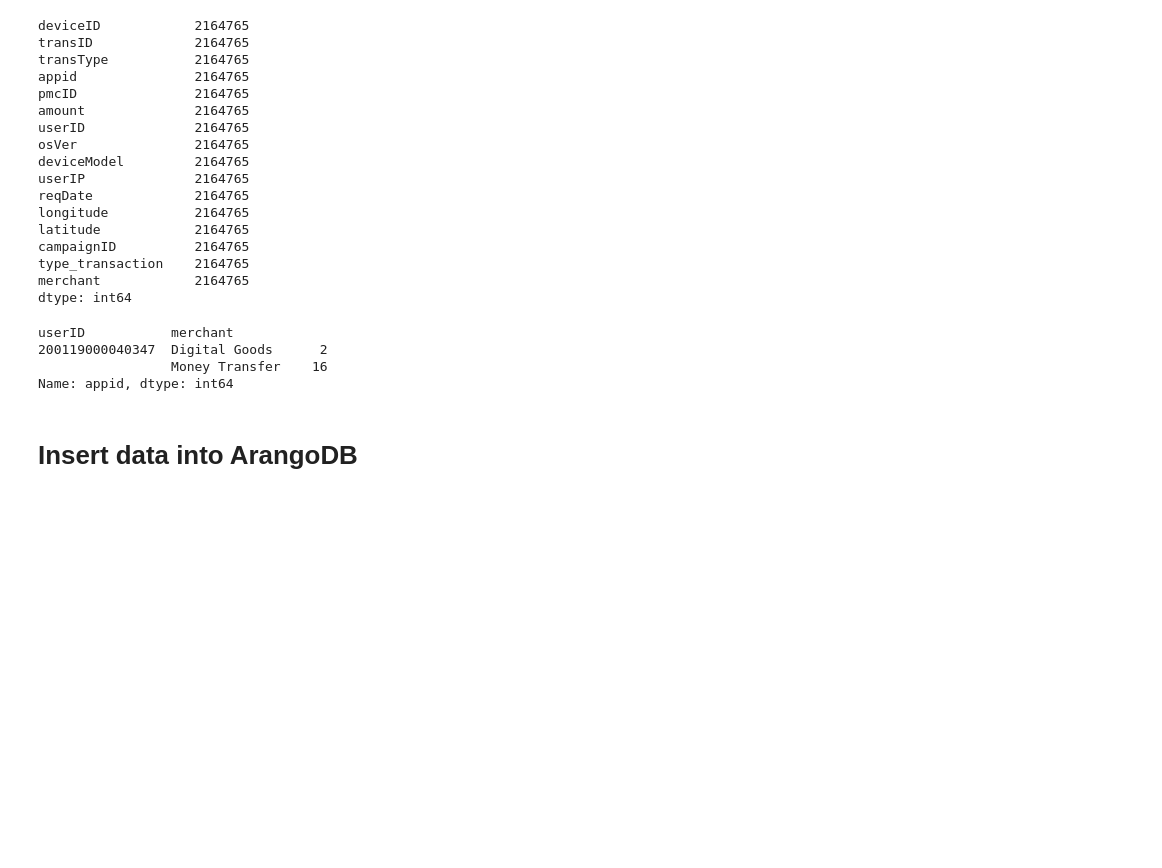
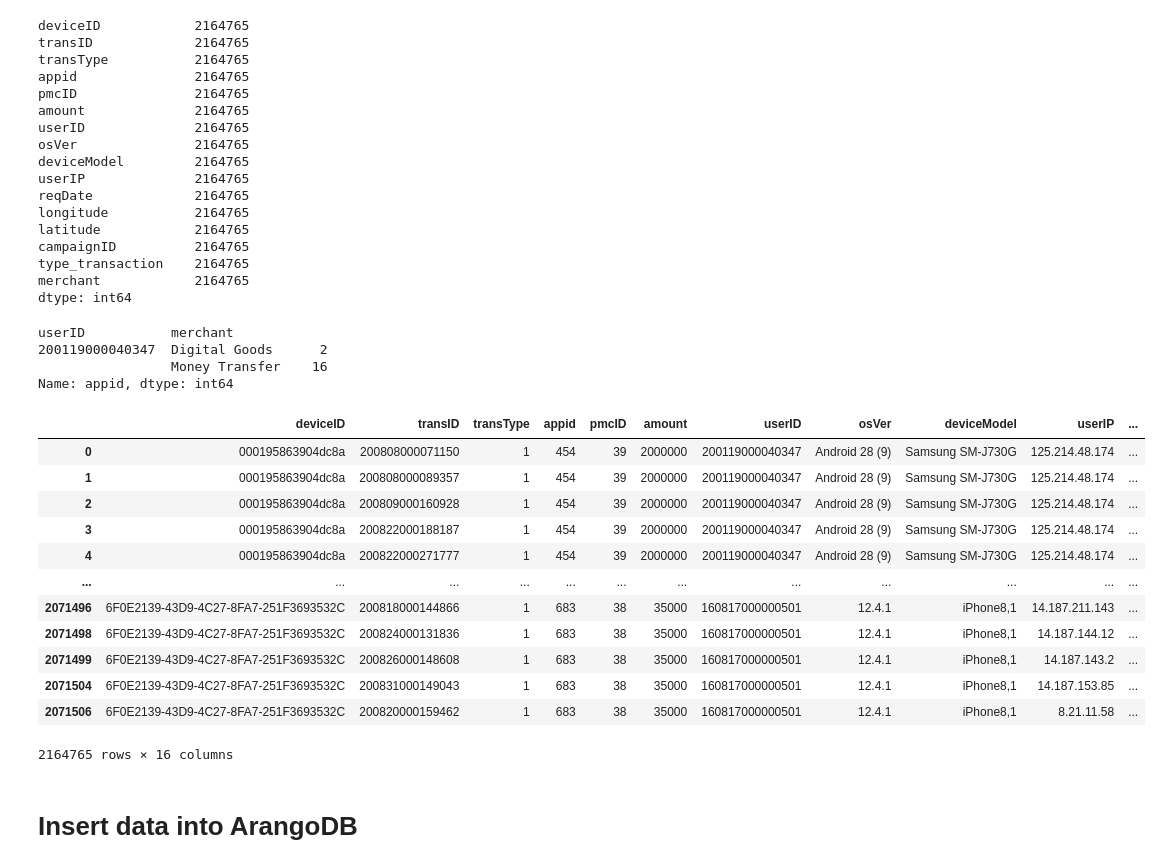
Before and after one commit to anthonyhungnguyen/internship, a Jupyter notebook: module-4-final/data/UsersDevices.ipynb, the cells around one changed output. Saved outputs shown, nothing was run; the diff lists cells and outputs as text; code cells hidden in the pictures; blank space fills up the shorter version.

```diff
--- a/module-4-final/data/UsersDevices.ipynb
+++ b/module-4-final/data/UsersDevices.ipynb
@@ -133,6 +148,22 @@ userID           merchant
 200119000040347  Digital Goods      2
                  Money Transfer    16
 Name: appid, dtype: int64
+# %%
+joined_df
+# %% [output]
+|  | deviceID | transID | transType | appid | pmcID | amount | userID | osVer | deviceModel | userIP | ... |
+| 0 | 000195863904dc8a | 200808000071150 | 1 | 454 | 39 | 2000000 | 200119000040347 | Android 28 (9) | Samsung SM-J730G | 125.214.48.174 | ... |
+| 1 | 000195863904dc8a | 200808000089357 | 1 | 454 | 39 | 2000000 | 200119000040347 | Android 28 (9) | Samsung SM-J730G | 125.214.48.174 | ... |
+| 2 | 000195863904dc8a | 200809000160928 | 1 | 454 | 39 | 2000000 | 200119000040347 | Android 28 (9) | Samsung SM-J730G | 125.214.48.174 | ... |
+| 3 | 000195863904dc8a | 200822000188187 | 1 | 454 | 39 | 2000000 | 200119000040347 | Android 28 (9) | Samsung SM-J730G | 125.214.48.174 | ... |
+| 4 | 000195863904dc8a | 200822000271777 | 1 | 454 | 39 | 2000000 | 200119000040347 | Android 28 (9) | Samsung SM-J730G | 125.214.48.174 | ... |
+| ... | ... | ... | ... | ... | ... | ... | ... | ... | ... | ... | ... |
+| 2071496 | 6F0E2139-43D9-4C27-8FA7-251F3693532C | 200818000144866 | 1 | 683 | 38 | 35000 | 160817000000501 | 12.4.1 | iPhone8,1 | 14.187.211.143 | ... |
+| 2071498 | 6F0E2139-43D9-4C27-8FA7-251F3693532C | 200824000131836 | 1 | 683 | 38 | 35000 | 160817000000501 | 12.4.1 | iPhone8,1 | 14.187.144.12 | ... |
+| 2071499 | 6F0E2139-43D9-4C27-8FA7-251F3693532C | 200826000148608 | 1 | 683 | 38 | 35000 | 160817000000501 | 12.4.1 | iPhone8,1 | 14.187.143.2 | ... |
+| 2071504 | 6F0E2139-43D9-4C27-8FA7-251F3693532C | 200831000149043 | 1 | 683 | 38 | 35000 | 160817000000501 | 12.4.1 | iPhone8,1 | 14.187.153.85 | ... |
+| 2071506 | 6F0E2139-43D9-4C27-8FA7-251F3693532C | 200820000159462 | 1 | 683 | 38 | 35000 | 160817000000501 | 12.4.1 | iPhone8,1 | 8.21.11.58 | ... |
+2164765 rows × 16 columns
 # %% [markdown]
 # Insert data into ArangoDB
 # %% [markdown]
```
Also changed, not shown: parts of 2 cells of this notebook, 17 other files.
